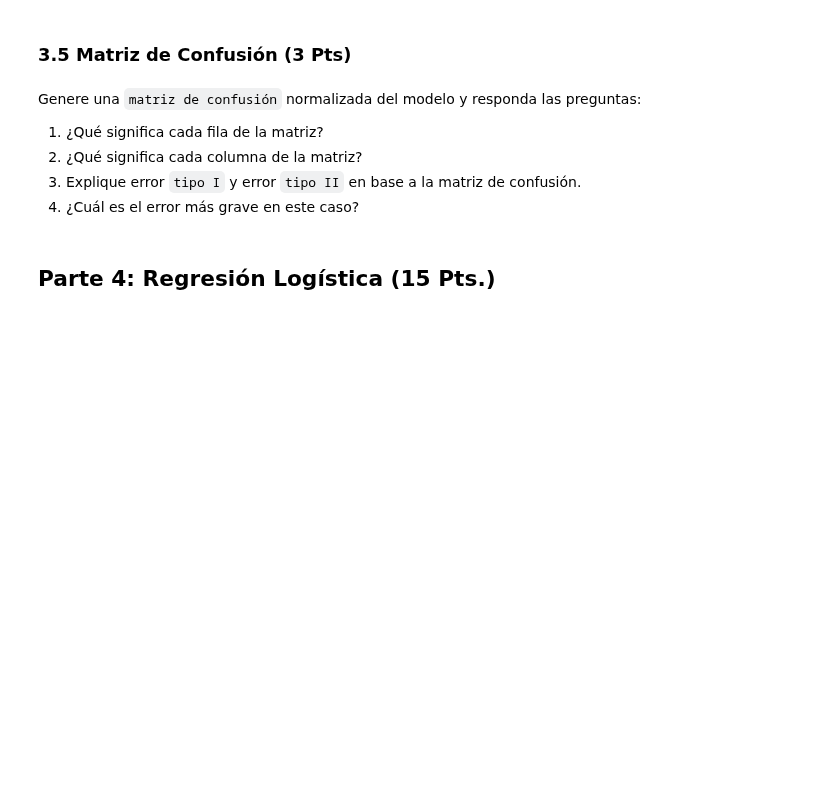
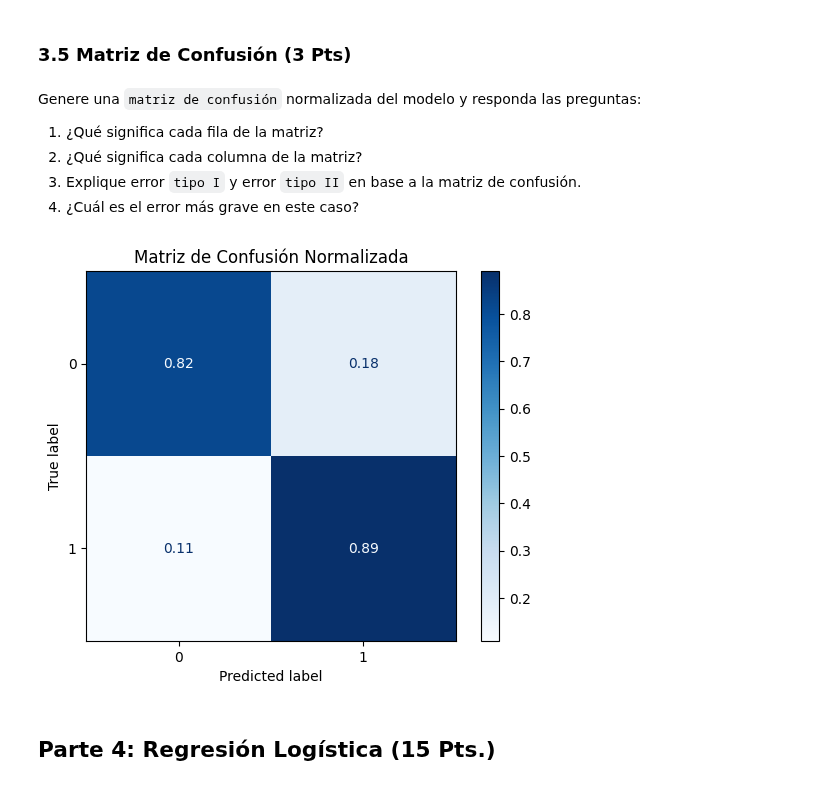
Before and after one commit to franco-anfossi/IIC2433, a Jupyter notebook: Tarea 3/T3.ipynb, the cells around one changed output. Cells and saved outputs as stored; diff of their text form; code cells hidden in the pictures; blank space fills up the shorter version.

```diff
--- a/Tarea 3/T3.ipynb
+++ b/Tarea 3/T3.ipynb
@@ -233,3 +300,16 @@ De forma similar a 2.1, investiga sobre `Multi-Layer Perceptron` y entrega una e
 Entrene un clasificador de MLP con los datos de `entrenamiento`. Tienes libertad para modificar los hiperparámetros, cantidad de capas, neuronas, etc. Pero toda decisión debe ser `justificada`. Recuerda que el objetivo es obtener el mejor modelo posible. Para justificar tus decisiones puedes experimentar, buscar documentación o lo que estimes conveniente.
 
 **Importante:** No se evalúa que el modelo sea el mejor, si no que se justifiquen las decisiones tomadas. Es decir, no sirve de nada tener un porcentaje de acierto alto si no se justifica por qué se llegó a ese resultado. En esta parte, el código tiene menor relevancia. Lo importante es la justificación.
+# %%
+model = Sequential()
+model.add(Input(shape=(X_train.shape[1],)))
+model.add(Dense(256, activation='relu'))
+model.add(Dense(128, activation='relu'))
+model.add(Dense(64, activation='relu'))
+model.add(Dense(1, activation='sigmoid'))
+
+model.compile(optimizer='adam', loss='binary_crossentropy', metrics=['accuracy'])
+
+callback = EarlyStopping(monitor='val_loss', patience=3)
+
+model.fit(X_train, y_train, epochs=100, batch_size=32, validation_split=0.2)
@@ -239,0 +345,3 @@ Evalúe el modelo con los datos de `testing` y calcule `accuracy`, `precision`,
+# %%
+y_pred_prob = model.predict(X_test)
+y_pred = (y_pred_prob > 0.5).astype(int) # recomendado por gpt para transformar las probabilidades en 0 y 1 que determinaria la clase
@@ -245,6 +372,16 @@ Genere una `matriz de confusión` normalizada del modelo y responda las pregunta
 2. ¿Qué significa cada columna de la matriz?
 3. Explique error `tipo I` y error `tipo II` en base a la matriz de confusión.
 4. ¿Cuál es el error más grave en este caso?
+# %%
+conf_matrix = confusion_matrix(y_test, y_pred, normalize='true')
+
+# https://www.w3schools.com/python/python_ml_confusion_matrix.asp
+disp = ConfusionMatrixDisplay(confusion_matrix=conf_matrix, display_labels=[0, 1])
+disp.plot(cmap=plt.cm.Blues)
+plt.title("Matriz de Confusión Normalizada")
+plt.show()
+# %% [output]
+[figure, added]
 # %% [markdown]
 ## Parte 4: Regresión Logística (15 Pts.)
 # %% [markdown]
```
Also changed, not shown: parts of 19 cells of this notebook.
